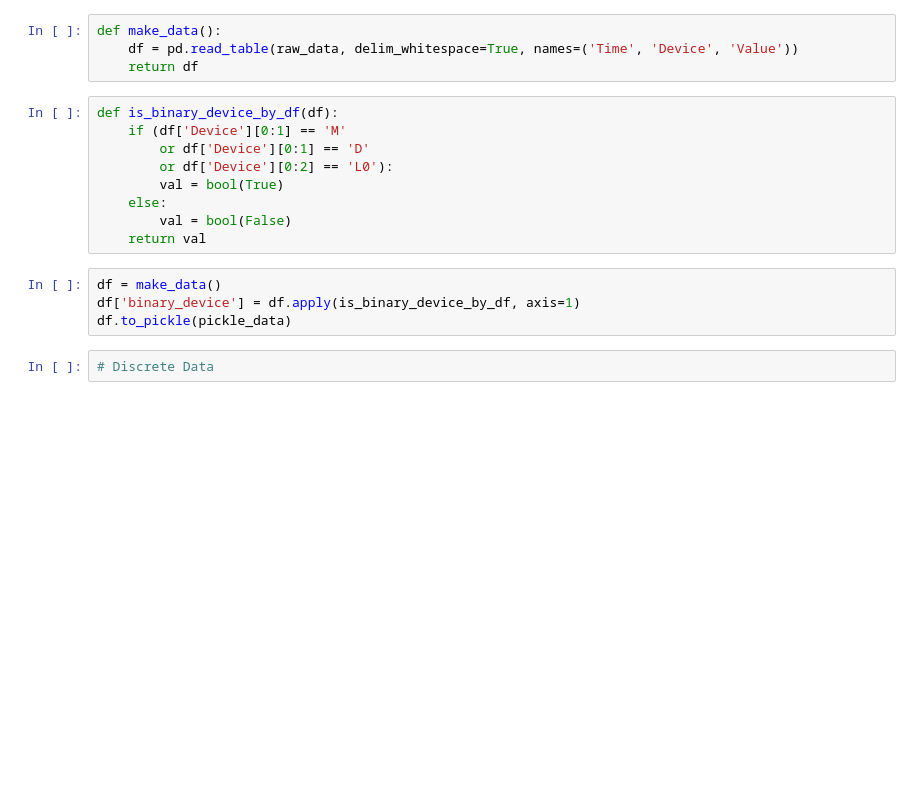
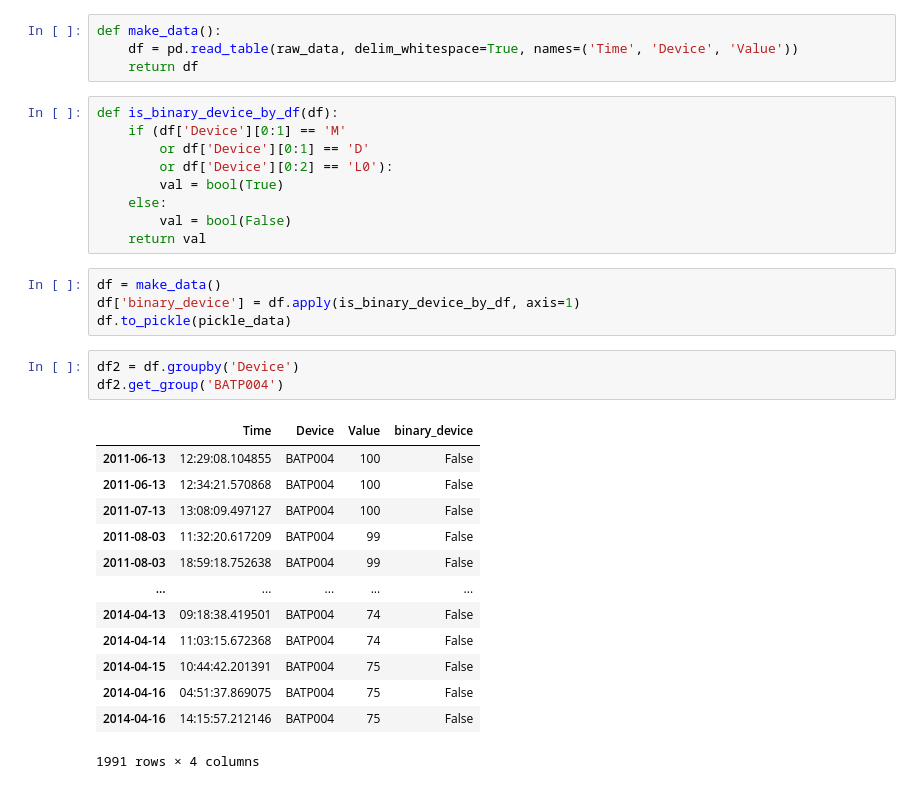
Before and after one commit to ThiinhUET/Fault-Detection-IoT, a Jupyter notebook: FPOF.ipynb, the cells around one changed output. Cells and saved outputs as stored; diff of their text form; blank space fills up the shorter version.

```diff
--- a/FPOF.ipynb
+++ b/FPOF.ipynb
@@ -37,5 +45,20 @@ def is_binary_device_by_df(df):
 df = make_data()
 df['binary_device'] = df.apply(is_binary_device_by_df, axis=1)
 df.to_pickle(pickle_data)
-# %%
-# Discrete Data
+# %%
+df2 = df.groupby('Device')
+df2.get_group('BATP004')
+# %% [output]
+|  | Time | Device | Value | binary_device |
+| 2011-06-13 | 12:29:08.104855 | BATP004 | 100 | False |
+| 2011-06-13 | 12:34:21.570868 | BATP004 | 100 | False |
+| 2011-07-13 | 13:08:09.497127 | BATP004 | 100 | False |
+| 2011-08-03 | 11:32:20.617209 | BATP004 | 99 | False |
+| 2011-08-03 | 18:59:18.752638 | BATP004 | 99 | False |
+| ... | ... | ... | ... | ... |
+| 2014-04-13 | 09:18:38.419501 | BATP004 | 74 | False |
+| 2014-04-14 | 11:03:15.672368 | BATP004 | 74 | False |
+| 2014-04-15 | 10:44:42.201391 | BATP004 | 75 | False |
+| 2014-04-16 | 04:51:37.869075 | BATP004 | 75 | False |
+| 2014-04-16 | 14:15:57.212146 | BATP004 | 75 | False |
+1991 rows × 4 columns
```
Also changed, not shown: parts of 4 cells of this notebook.
